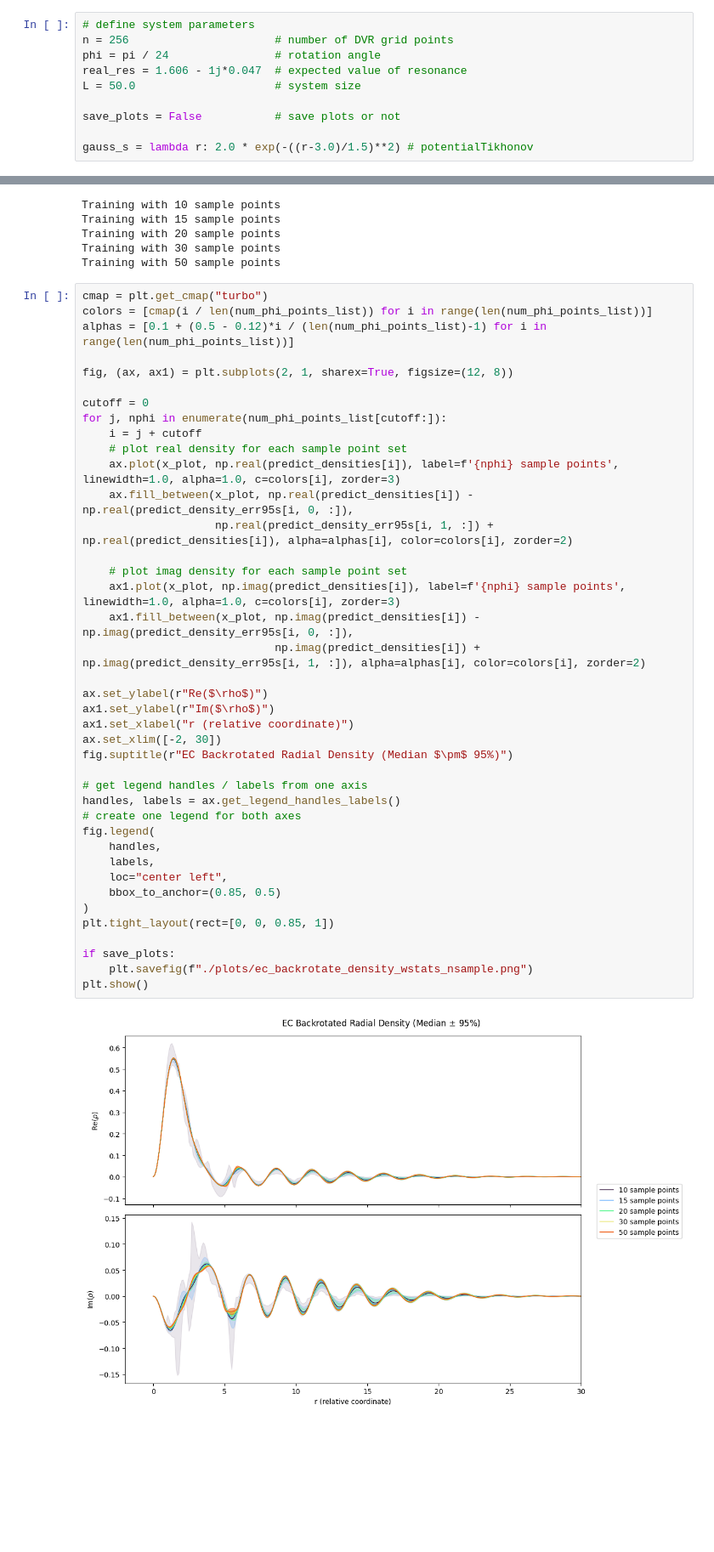
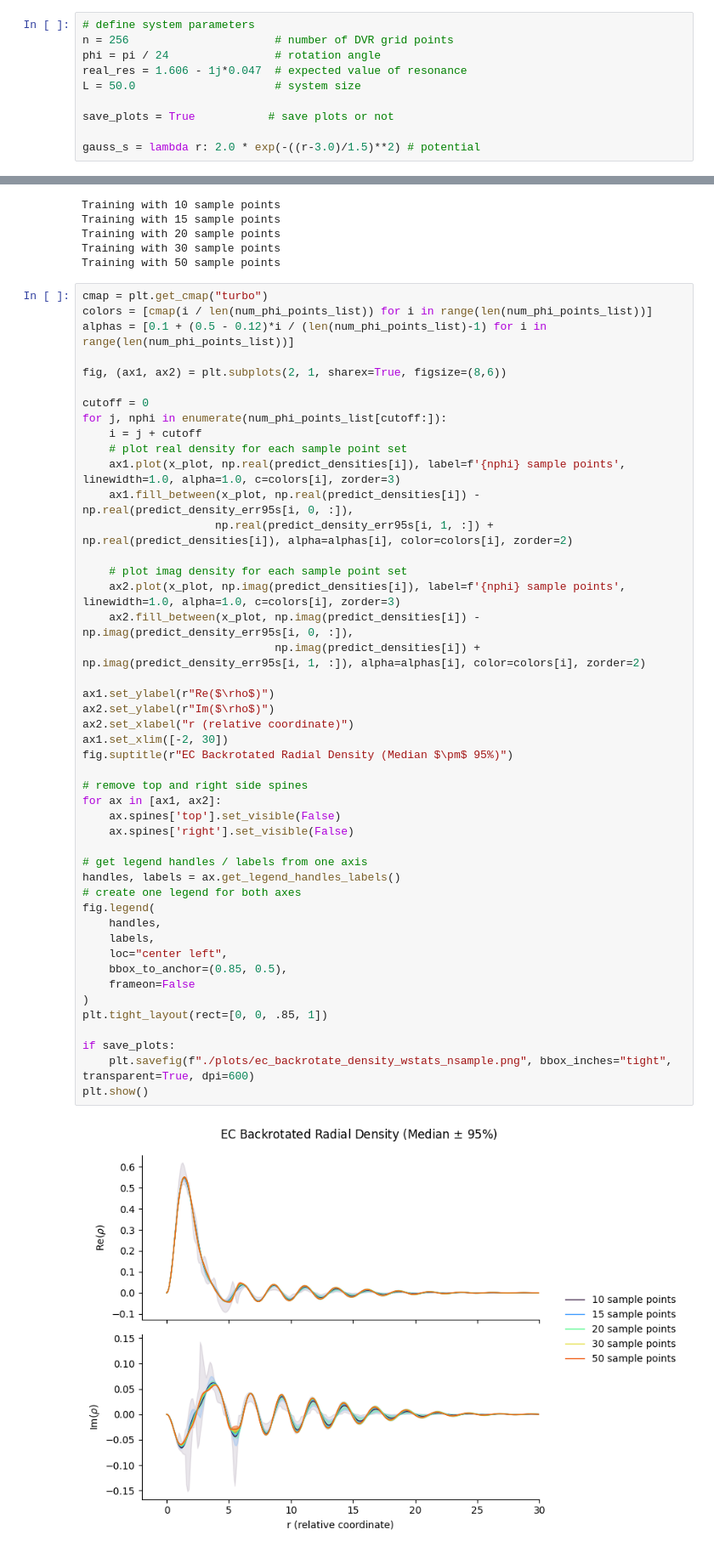
Before and after one commit to KSHobbyProjs/koenig-ecbackrotation-project, a Jupyter notebook: density.ipynb, the cells around one changed output, grey strips where cells are left out. Shown at 85% size. Cells and saved outputs as stored; diff of their text form; blank space fills up the shorter version.

```diff
--- a/density.ipynb
+++ b/density.ipynb
@@ -21,9 +24,9 @@ phi = pi / 24                # rotation angle
 real_res = 1.606 - 1j*0.047  # expected value of resonance
 L = 50.0                     # system size
 
-save_plots = False           # save plots or not
+save_plots = True           # save plots or not
 
-gauss_s = lambda r: 2.0 * exp(-((r-3.0)/1.5)**2) # potentialTikhonov
+gauss_s = lambda r: 2.0 * exp(-((r-3.0)/1.5)**2) # potential
 # %%
 x_plot = np.linspace(0.0, L, 500)
 # %%
@@ -364,42 +422,48 @@ Training with 50 sample points
 # %%
 cmap = plt.get_cmap("turbo")
 colors = [cmap(i / len(num_phi_points_list)) for i in range(len(num_phi_points_list))]
 alphas = [0.1 + (0.5 - 0.12)*i / (len(num_phi_points_list)-1) for i in range(len(num_phi_points_list))]
 
-fig, (ax, ax1) = plt.subplots(2, 1, sharex=True, figsize=(12, 8))
+fig, (ax1, ax2) = plt.subplots(2, 1, sharex=True, figsize=(8,6))
 
 cutoff = 0
 for j, nphi in enumerate(num_phi_points_list[cutoff:]):
     i = j + cutoff
     # plot real density for each sample point set
-    ax.plot(x_plot, np.real(predict_densities[i]), label=f'{nphi} sample points', linewidth=1.0, alpha=1.0, c=colors[i], zorder=3)
-    ax.fill_between(x_plot, np.real(predict_densities[i]) - np.real(predict_density_err95s[i, 0, :]),
+    ax1.plot(x_plot, np.real(predict_densities[i]), label=f'{nphi} sample points', linewidth=1.0, alpha=1.0, c=colors[i], zorder=3)
+    ax1.fill_between(x_plot, np.real(predict_densities[i]) - np.real(predict_density_err95s[i, 0, :]),
                     np.real(predict_density_err95s[i, 1, :]) + np.real(predict_densities[i]), alpha=alphas[i], color=colors[i], zorder=2)
 
     # plot imag density for each sample point set
-    ax1.plot(x_plot, np.imag(predict_densities[i]), label=f'{nphi} sample points', linewidth=1.0, alpha=1.0, c=colors[i], zorder=3)
-    ax1.fill_between(x_plot, np.imag(predict_densities[i]) - np.imag(predict_density_err95s[i, 0, :]),
+    ax2.plot(x_plot, np.imag(predict_densities[i]), label=f'{nphi} sample points', linewidth=1.0, alpha=1.0, c=colors[i], zorder=3)
+    ax2.fill_between(x_plot, np.imag(predict_densities[i]) - np.imag(predict_density_err95s[i, 0, :]),
                              np.imag(predict_densities[i]) + np.imag(predict_density_err95s[i, 1, :]), alpha=alphas[i], color=colors[i], zorder=2)
 
-ax.set_ylabel(r"Re($\rho$)")
-ax1.set_ylabel(r"Im($\rho$)")
-ax1.set_xlabel("r (relative coordinate)")
-ax.set_xlim([-2, 30])
+ax1.set_ylabel(r"Re($\rho$)")
+ax2.set_ylabel(r"Im($\rho$)")
+ax2.set_xlabel("r (relative coordinate)")
+ax1.set_xlim([-2, 30])
 fig.suptitle(r"EC Backrotated Radial Density (Median $\pm$ 95%)")
+
+# remove top and right side spines
+for ax in [ax1, ax2]:
+    ax.spines['top'].set_visible(False)
+    ax.spines['right'].set_visible(False)
 
 # get legend handles / labels from one axis
 handles, labels = ax.get_legend_handles_labels()
 # create one legend for both axes
 fig.legend(
     handles,
     labels,
     loc="center left",
-    bbox_to_anchor=(0.85, 0.5)
+    bbox_to_anchor=(0.85, 0.5),
+    frameon=False
 )
-plt.tight_layout(rect=[0, 0, 0.85, 1])
+plt.tight_layout(rect=[0, 0, .85, 1])
 
 if save_plots:
-    plt.savefig(f"./plots/ec_backrotate_density_wstats_nsample.png")
+    plt.savefig(f"./plots/ec_backrotate_density_wstats_nsample.png", bbox_inches="tight", transparent=True, dpi=600)
 plt.show()
 # %% [output]
-[figure, old version]
+[figure, new version]
```
Also changed, not shown: parts of 3 cells of this notebook, 15 other files.
